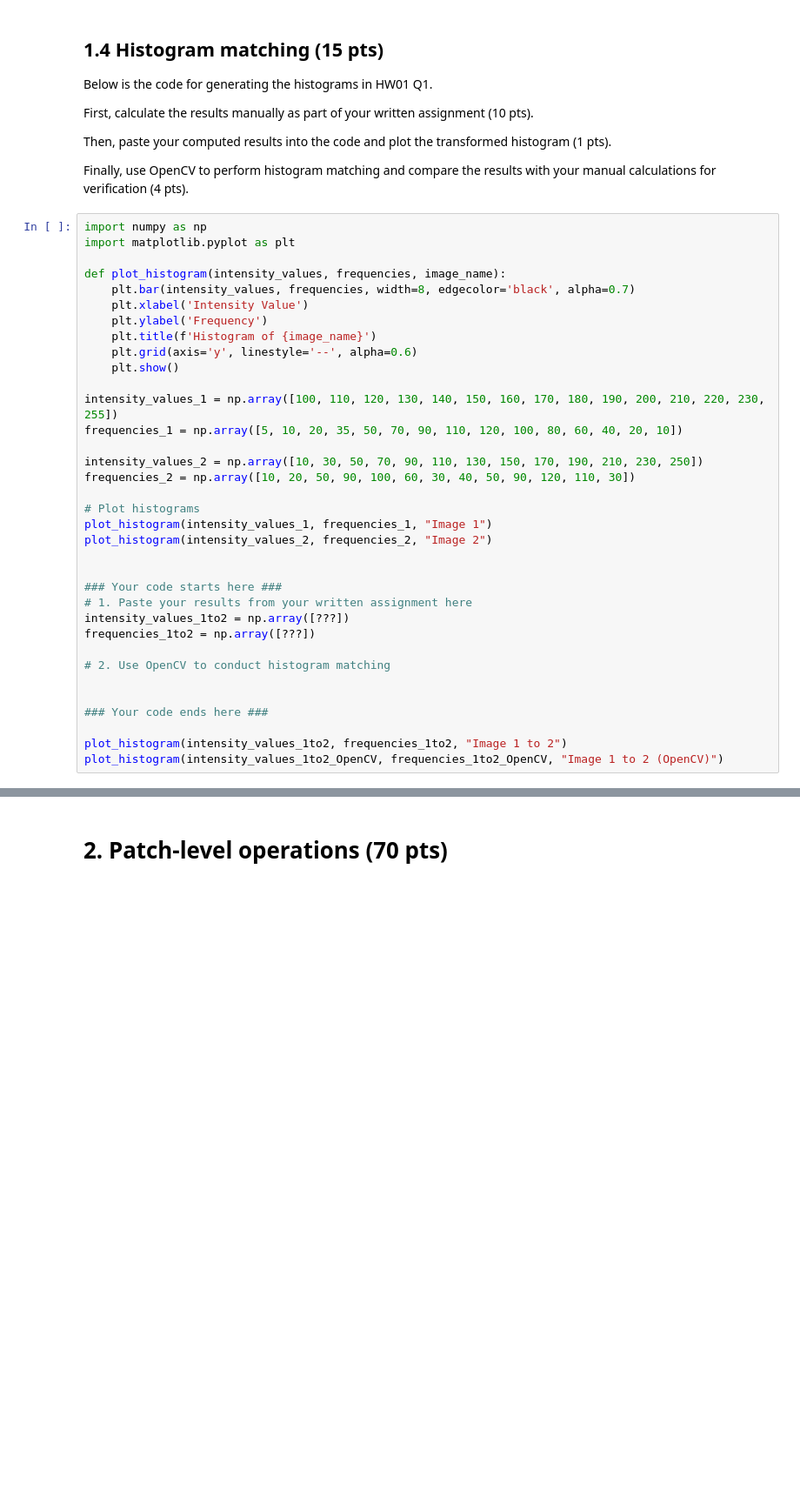
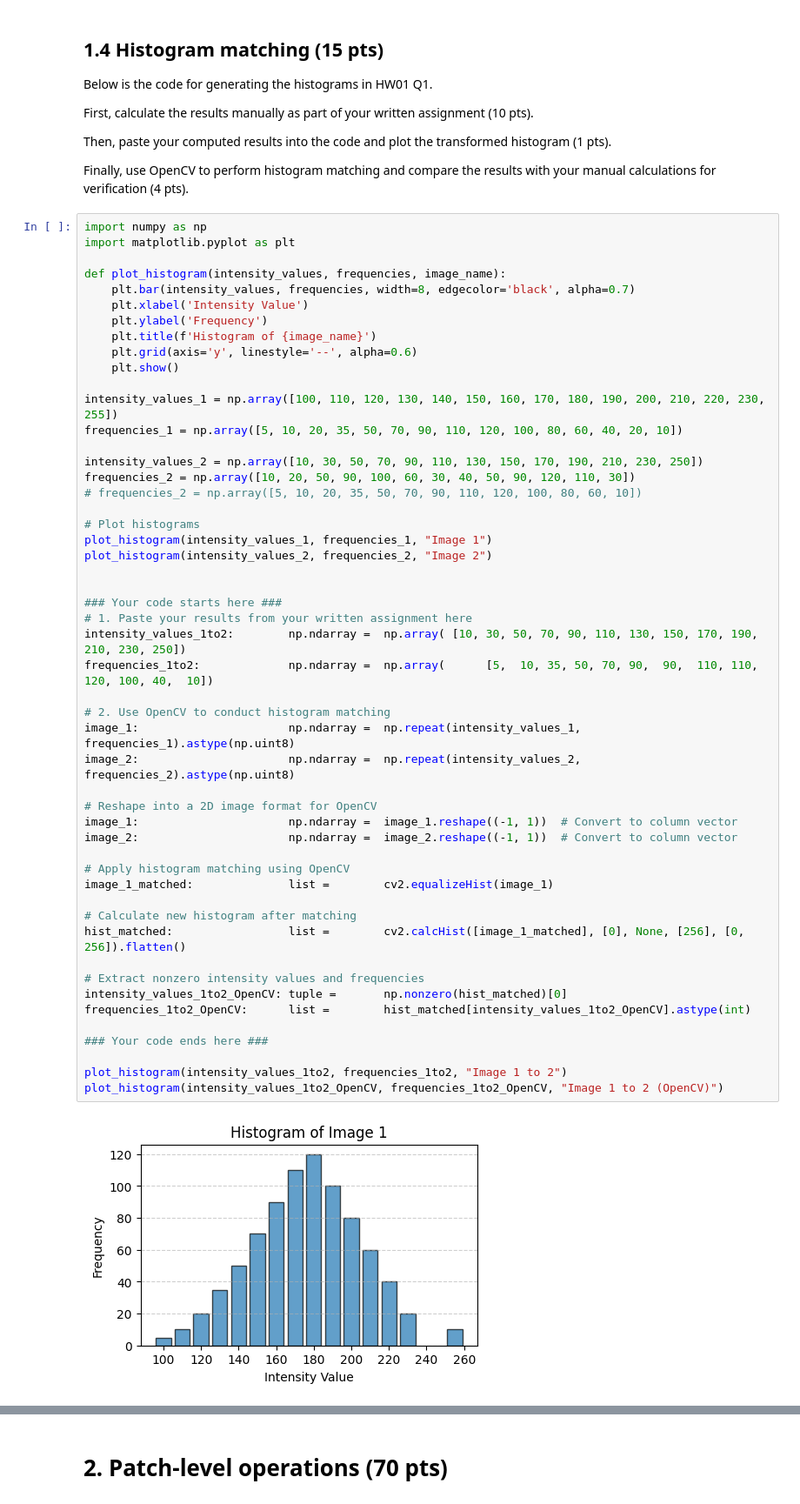
Before and after one commit to theokoles7/notebooks, a Jupyter notebook: Image-Processing/_assignments_/HW01_lab.ipynb, the cells around one changed output, grey strips where cells are left out. Shown at 87% size. Drawn from its saved outputs; the diff is of its cells as text; blank space fills up the shorter version.

```diff
--- a/Image-Processing/_assignments_/HW01_lab.ipynb
+++ b/Image-Processing/_assignments_/HW01_lab.ipynb
@@ -178,32 +281,50 @@ import matplotlib.pyplot as plt
 
 def plot_histogram(intensity_values, frequencies, image_name):
     plt.bar(intensity_values, frequencies, width=8, edgecolor='black', alpha=0.7)
     plt.xlabel('Intensity Value')
     plt.ylabel('Frequency')
     plt.title(f'Histogram of {image_name}')
     plt.grid(axis='y', linestyle='--', alpha=0.6)
     plt.show()
 
 intensity_values_1 = np.array([100, 110, 120, 130, 140, 150, 160, 170, 180, 190, 200, 210, 220, 230, 255])
 frequencies_1 = np.array([5, 10, 20, 35, 50, 70, 90, 110, 120, 100, 80, 60, 40, 20, 10])
 
 intensity_values_2 = np.array([10, 30, 50, 70, 90, 110, 130, 150, 170, 190, 210, 230, 250])
 frequencies_2 = np.array([10, 20, 50, 90, 100, 60, 30, 40, 50, 90, 120, 110, 30])
+# frequencies_2 = np.array([5, 10, 20, 35, 50, 70, 90, 110, 120, 100, 80, 60, 10])
 
 # Plot histograms
 plot_histogram(intensity_values_1, frequencies_1, "Image 1")
 plot_histogram(intensity_values_2, frequencies_2, "Image 2")
 
 
 ### Your code starts here ###
 # 1. Paste your results from your written assignment here
-intensity_values_1to2 = np.array([???])
-frequencies_1to2 = np.array([???])
+intensity_values_1to2:        np.ndarray =  np.array( [10, 30, 50, 70, 90, 110, 130, 150, 170, 190, 210, 230, 250])
+frequencies_1to2:             np.ndarray =  np.array(      [5,  10, 35, 50, 70, 90,  90,  110, 110, 120, 100, 40,  10])
 
 # 2. Use OpenCV to conduct histogram matching
+image_1:                      np.ndarray =  np.repeat(intensity_values_1, frequencies_1).astype(np.uint8)
+image_2:                      np.ndarray =  np.repeat(intensity_values_2, frequencies_2).astype(np.uint8)
 
+# Reshape into a 2D image format for OpenCV
+image_1:                      np.ndarray =  image_1.reshape((-1, 1))  # Convert to column vector
+image_2:                      np.ndarray =  image_2.reshape((-1, 1))  # Convert to column vector
+
+# Apply histogram matching using OpenCV
+image_1_matched:              list =        cv2.equalizeHist(image_1)
+
+# Calculate new histogram after matching
+hist_matched:                 list =        cv2.calcHist([image_1_matched], [0], None, [256], [0, 256]).flatten()
+
+# Extract nonzero intensity values and frequencies
+intensity_values_1to2_OpenCV: tuple =       np.nonzero(hist_matched)[0]
+frequencies_1to2_OpenCV:      list =        hist_matched[intensity_values_1to2_OpenCV].astype(int)
 
 ### Your code ends here ###
 
 plot_histogram(intensity_values_1to2, frequencies_1to2, "Image 1 to 2")
 plot_histogram(intensity_values_1to2_OpenCV, frequencies_1to2_OpenCV, "Image 1 to 2 (OpenCV)")
+# %% [output]
+[figure, added]
```
Also changed, not shown: parts of 27 cells of this notebook.
